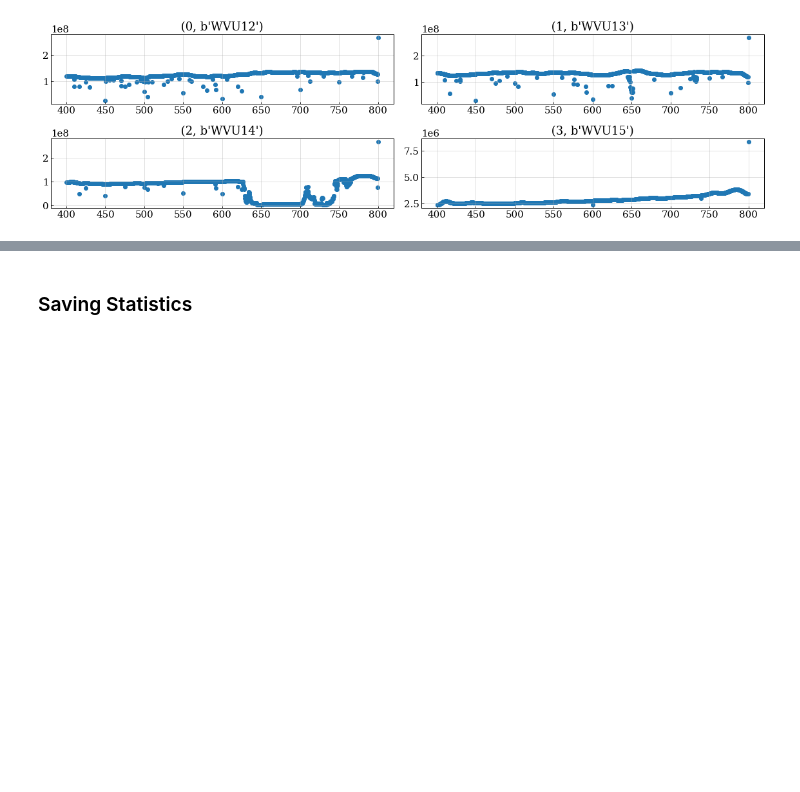
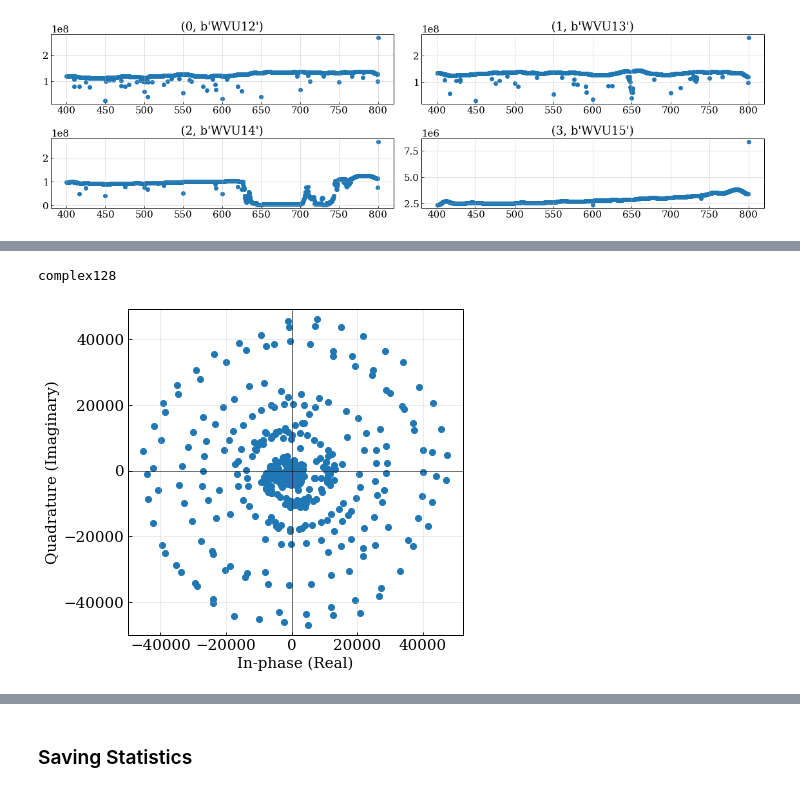
Before and after one commit to WVURAIL/DigitalNoiseSource, a Jupyter notebook: data_analysis_notebooks/KBB_dns_corrdata_analysis_dronedata_final.ipynb, the cells around one changed output, grey strips where cells are left out. Cells and saved outputs as stored; diff of their text form; code cells hidden in the pictures; blank space fills up the shorter version.

```diff
--- a/data_analysis_notebooks/KBB_dns_corrdata_analysis_dronedata_final.ipynb
+++ b/data_analysis_notebooks/KBB_dns_corrdata_analysis_dronedata_final.ipynb
@@ -399,0 +514,19 @@ lowest time bin 0 and highest time bin 768
+# %%
+## Metric -- constellation plot after DC offset correction
+## Phase skew would distort circle to ellipse?
+## data type is complex128
+print(corr_data.vis.dtype)
+plt.figure(figsize=(6,6))
+plt.scatter(corr_data_dc_IQ_corr.real, corr_data_dc_IQ_corr.imag)
+
+plt.axhline(0, color='k', lw=0.5);
+plt.axvline(0, color='k', lw=0.5)
+plt.xlabel('In-phase (Real)');
+plt.ylabel('Quadrature (Imaginary)')
+plt.grid(True, alpha=0.3);
+plt.axis('equal')
+plt.savefig("/Users/kalyanibhopi94/Documents/kalyanib_dns/corr_dns_plots/drone_testing_4x2_Apr2025/Apr12...037Z/phase_offset_investigate/constellation_1ms_files61-65.pdf")
+plt.show()
+# %% [output]
+complex128
+[figure, added]
```
Also changed, not shown: parts of 13 cells of this notebook.
